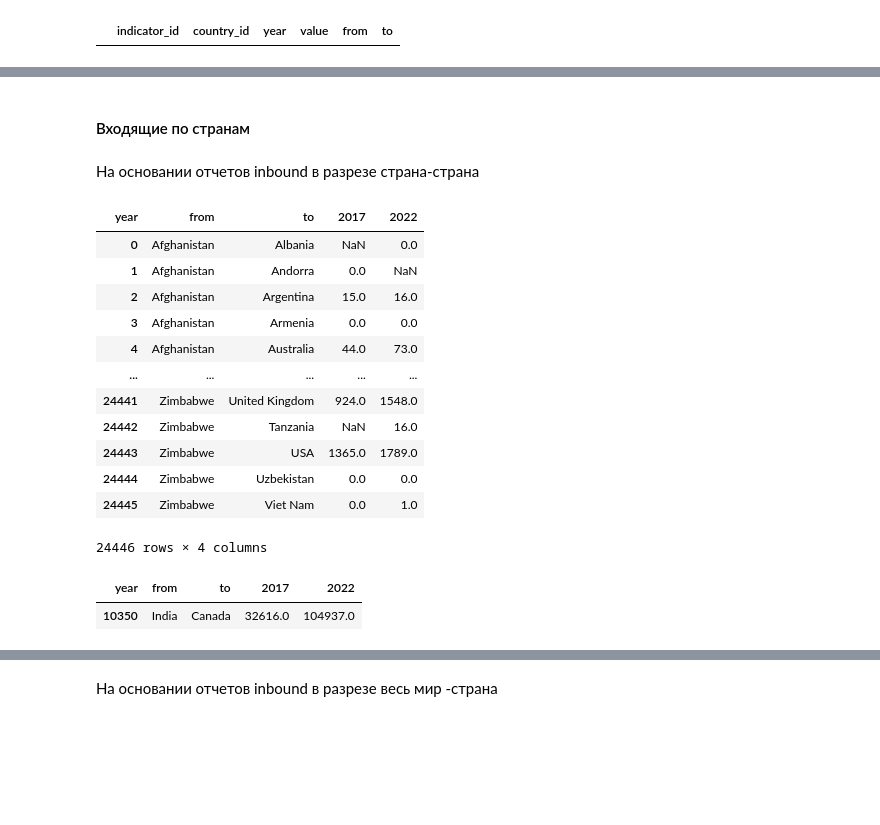
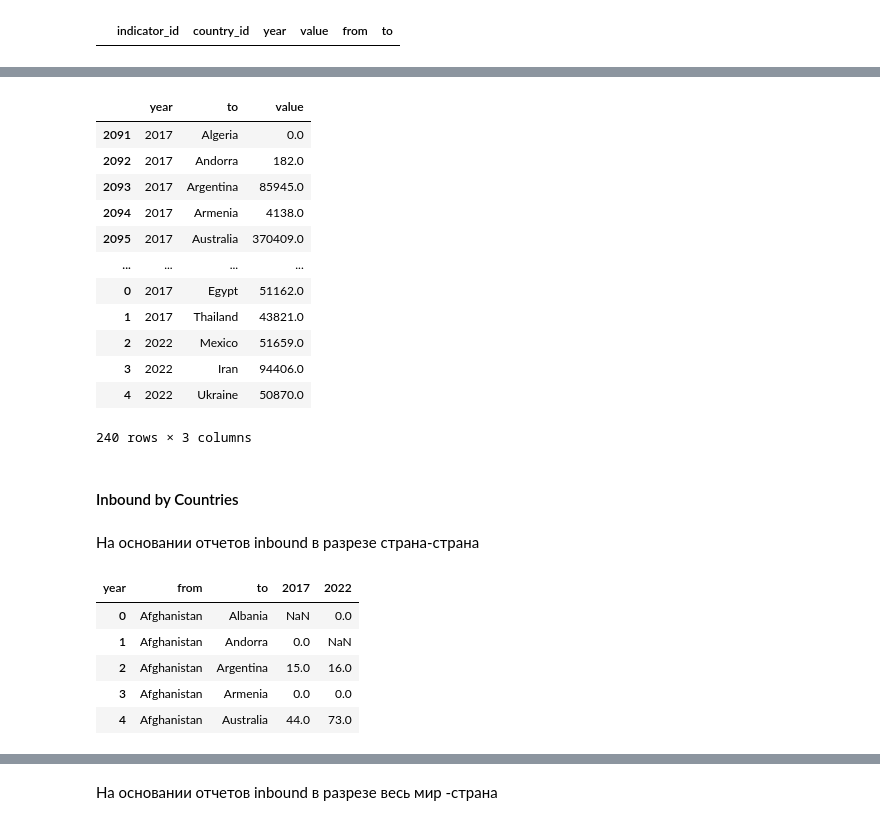
Before and after one commit to YuliyaTorgasheva/students_mobility, a Jupyter notebook: international_students_mob_CA.ipynb, the cells around one changed output, grey strips where cells are left out. Cells and saved outputs as stored; diff of their text form; code cells hidden in the pictures; blank space fills up the shorter version.

```diff
--- a/international_students_mob_CA.ipynb
+++ b/international_students_mob_CA.ipynb
@@ -29,16 +58,15 @@ Index(['indicator_id', 'country_id', 'year', 'value', 'magnitude',
 # %%
-#данные въезда в США за 2022 г
-usa_add_long = pd.read_csv(r"C:\Users\yuliy\Education_Projects\students_mobility\usa_inbound.csv")
+#Add USA inbound students
+usa_add_long = pd.read_csv("usa_inbound.csv")
 usa_add_long['to'] = 'United States of America'
 usa_add_long['year'] = '2022'
 usa_add_long = usa_add_long.rename(columns={'unesco':'from'})
 usa_add_long = usa_add_long[['from','to','year','2022']]
 usa_add_long.columns = ['from','to','year','value']
 usa_add_long = usa_add_long[usa_add_long['from']!='#Н/Д']
-usa_add_long['value'] = usa_add_long['value'].fillna(0)
-usa_add_long['value'] = usa_add_long['value'].astype(int)
+usa_add_long['value'] = usa_add_long['value'].fillna(0).astype(int)
 usa_add_long['country_id'] = 'USA'
-usa_add_long.head()
+usa_add_long.head(2)
 # %% [output]
 |  | from | to | year | value | country_id |
 | 0 | Afghanistan | United States of America | 2022 | 682 | USA |
@@ -49,9 +74,9 @@ usa_add_long.head()
 # %%
-#данные въезда в Казахстан за 2022 г
-kaz_add_long = pd.read_csv(r"C:\Users\yuliy\Education_Projects\students_mobility\kazakhstan_inbound.csv")
+#Add Kazakhstan inbound students
+kaz_add_long = pd.read_csv("kazakhstan_inbound.csv")
 kaz_add_long['year'] = kaz_add_long['year'].astype(str)
 kaz_add_long['country_id'] = 'KAZ'
-kaz_add_long.head()
+kaz_add_long.head(2)
 # %% [output]
 |  | from | to | year | value | country_id |
 | 0 | Uzbekistan | Kazakhstan | 2022 | 9571.0 | KAZ |
@@ -62,9 +84,10 @@ kaz_add_long.head()
 # %%
-nld_add_long = pd.read_csv(r"C:\Users\yuliy\Education_Projects\students_mobility\nld_inbound.csv")
+#Addd Netherlands inbound students
+nld_add_long = pd.read_csv("nld_inbound.csv")
 nld_add_long  = nld_add_long.dropna()
 nld_add_long['year'] = nld_add_long['year'].astype(str)
 nld_add_long['country_id'] = 'NLD'
-nld_add_long.head()
+nld_add_long.head(2)
 # %% [output]
 |  | from | to | year | value | country_id |
 | 18 | Belgium | Netherlands | 2022 | 4780.0 | NLD |
@@ -161,8 +178,48 @@ total_from_to
+# %%
+total_years = total_from_to[~total_from_to['year'].isin(['1998','1999'])].groupby(['year','to'])['value'].sum().reset_index()
+
+new_data = [
+    {'to': 'Egypt', 'year': '2017', 'value': 51162},
+    {'to': 'Thailand', 'year': '2017', 'value': 43821},
+    {'to': 'Mexico', 'year': '2022', 'value': 51659},
+    {'to': 'Iran', 'year': '2022', 'value': 94406},
+    {'to': 'Ukraine', 'year': '2022', 'value': 50870},
+]
+
+new_data_df = pd.DataFrame(new_data)
+
+total_years = pd.concat([total_years,new_data_df])
+
+total_years.loc[(total_years['to']=='Kazakhstan') & (total_years['year'] == '2022'),'value']=26080 #replace as inbound by countries is less than known sum
+total_years.loc[(total_years['to']=='China') & (total_years['year'] == '2022'),'value'] = 253177 #replace as inbound by countries is less than known sum http://en.moe.gov.cn/documents/statistics/2022/national/202401/t20240110_1099530.html
+total_years.loc[(total_years['to']=='China') & (total_years['year'] == '2017'),'value'] = 489172
+total_years.loc[(total_years['to']=='Netherlands') & (total_years['year'] == '2022'),'value']=122287 #replace as inbound by countries is less than known sum
+# china = pd.DataFrame({'year':['2017','2022'],'to':['China','China'],'value':[]})
+
+# <br>China, 2017
+# <br>Philippines
+# <br>Israel
+total_years[total_years['year'].isin(['2017','2022'])]
+# %% [output]
+|  | year | to | value |
+| 2091 | 2017 | Algeria | 0.0 |
+| 2092 | 2017 | Andorra | 182.0 |
+| 2093 | 2017 | Argentina | 85945.0 |
+| 2094 | 2017 | Armenia | 4138.0 |
+| 2095 | 2017 | Australia | 370409.0 |
+| ... | ... | ... | ... |
+| 0 | 2017 | Egypt | 51162.0 |
+| 1 | 2017 | Thailand | 43821.0 |
+| 2 | 2022 | Mexico | 51659.0 |
+| 3 | 2022 | Iran | 94406.0 |
+| 4 | 2022 | Ukraine | 50870.0 |
+240 rows × 3 columns
 # %% [markdown]
-<h4>Входящие по странам</h4>
+<h4>Inbound by Countries</h4>
 # %% [markdown]
 На основании отчетов inbound в разрезе страна-страна
 # %%
+#Filter and unpivot df to compare countries year to year, and do some cleaning
 countries = total_from_to[total_from_to['year'].isin(['2017','2022'])]
 countries = countries[countries['from']!=countries['to']]
 countries = countries.drop_duplicates()
@@ -178,43 +235,31 @@ countries.loc[countries['from']=='Hong Kong, Special Administrative Region of Ch
 countries.loc[countries['from']=='China, Macao Special Administrative Region','from']='Macao'
 countries.loc[countries['from']=='Macao, Special Administrative Region of China','from']='Macao'
 countries.loc[countries['from']=='United States of America','from']='USA'
 countries.loc[countries['from']=='United States','from']='USA'
 countries.loc[countries['from']=='United Republic of Tanzania','from']='Tanzania'
 countries.loc[countries['from']=="Lao People's Democratic Republic",'from'] = 'Lao'
 countries.loc[countries['from']=="Turks and Caicos Islands",'from'] = 'Turks and Caicos'
 countries.loc[countries['from']=="Russian Federation",'from'] = 'Russia'
 countries.loc[countries['from']=="Republic of Moldova",'from'] = 'Moldova'
 countries.loc[countries['to']=='Iran (Islamic Republic of)','to']='Iran'
 countries.loc[countries['to']=='Islamic Republic of Iran','to']='Iran'
 countries.loc[countries['to']=='United Kingdom of Great Britain and Northern Ireland','to']='United Kingdom'
 countries.loc[countries['to']=='China, Hong Kong Special Administrative Region','to']='Hong Kong'
 countries.loc[countries['to']=='Hong Kong, Special Administrative Region of China','to']='Hong Kong'
 countries.loc[countries['to']=='China, Macao Special Administrative Region','to']='Macao'
 countries.loc[countries['to']=='Macao, Special Administrative Region of China','to']='Macao'
 countries.loc[countries['to']=='United States of America','to']='USA'
 countries.loc[countries['to']=='United States','to']='USA'
 countries.loc[countries['to']=='United Republic of Tanzania','to']='Tanzania'
 countries.loc[countries['to']=="Lao People's Democratic Republic",'to'] = 'Lao'
 countries.loc[countries['to']=="Turks and Caicos Islands",'to'] = 'Turks and Caicos'
 countries.loc[countries['to']=="Russian Federation",'to'] = 'Russia'
 countries.loc[countries['to']=="Republic of Moldova",'to'] = 'Moldova'
-countries
+countries.head()
 # %% [output]
 | year | from | to | 2017 | 2022 |
 | 0 | Afghanistan | Albania | NaN | 0.0 |
 | 1 | Afghanistan | Andorra | 0.0 | NaN |
 | 2 | Afghanistan | Argentina | 15.0 | 16.0 |
 | 3 | Afghanistan | Armenia | 0.0 | 0.0 |
 | 4 | Afghanistan | Australia | 44.0 | 73.0 |
-| ... | ... | ... | ... | ... |
-| 24441 | Zimbabwe | United Kingdom | 924.0 | 1548.0 |
-| 24442 | Zimbabwe | Tanzania | NaN | 16.0 |
-| 24443 | Zimbabwe | USA | 1365.0 | 1789.0 |
-| 24444 | Zimbabwe | Uzbekistan | 0.0 | 0.0 |
-| 24445 | Zimbabwe | Viet Nam | 0.0 | 1.0 |
-24446 rows × 4 columns
-# %%
-countries[(countries['from'] == 'India') & (countries['to'] == 'Canada')]
-# %% [output]
-| year | from | to | 2017 | 2022 |
-| 10350 | India | Canada | 32616.0 | 104937.0 |
```
Also changed, not shown: parts of 44 cells of this notebook, 24 other files.
